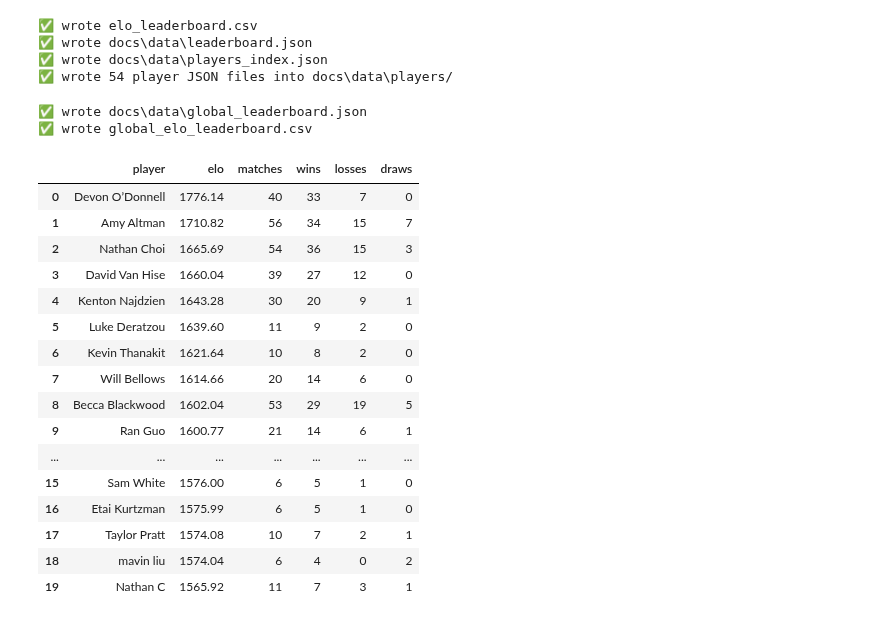
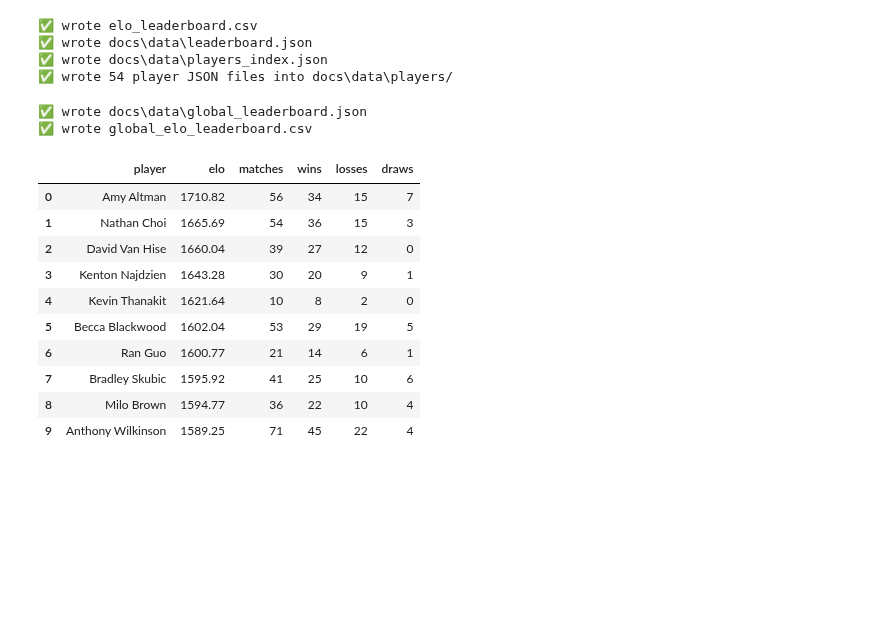
Before and after one commit to aswilkinson12/battlegrounds-elo-project, a Jupyter notebook: elocalc.ipynb, the cells around one changed output. Cells and saved outputs as stored; diff of their text form; code cells hidden in the pictures; blank space fills up the shorter version.

```diff
--- a/elocalc.ipynb
+++ b/elocalc.ipynb
@@ -1125,6 +1125,7 @@ import re
 # =========================
 
 MASTER_HISTORY_CSV = Path("historical_matchups.csv")
+PLAYER_LIST_CSV = Path("player_list.csv")
 
 SITE_DATA_DIR = Path("docs/data")
 GLOBAL_LEADERBOARD_JSON = SITE_DATA_DIR / "global_leaderboard.json"
@@ -1132,7 +1133,7 @@ GLOBAL_LEADERBOARD_JSON = SITE_DATA_DIR / "global_leaderboard.json"
 INITIAL_ELO = 1500.0
 K_FACTOR = 38.0
 MIN_MATCHES = 6
-TOP_N = 20
+TOP_N = 10
 
 # =========================
 # Helpers
@@ -1149,6 +1150,24 @@ def elo_update(r_a: float, r_b: float, s_a: float, k: float):
     return (
         r_a + k * (s_a - e_a),
         r_b + k * (s_b - e_b)
+    )
+
+def load_public_players(csv_path: Path):
+    df = pd.read_csv(
+        csv_path,
+        header=None,
+        names=["player", "alias"]
+    )
+
+    # First column = canonical player name
+    first_col = df.columns[0]
+
+    return set(
+        df[first_col]
+        .astype(str)
+        .str.strip()
+        .unique()
+        .tolist()
     )
 
 # =========================
@@ -1178,6 +1197,8 @@ df["ScoreA"] = df["ScoreA"].astype(float)
 df = df.sort_values(
     ["Week", "Round", "PlayerA", "PlayerB"]
 ).reset_index(drop=True)
+
+public_players = load_public_players(PLAYER_LIST_CSV)
 
 # =========================
 # Build Player Pool
@@ -1288,7 +1309,11 @@ for _, m in df.iterrows():
 
 rows = []
 
-for p in all_players:
+for p in sorted(public_players):
+
+    # Skip players with no recorded matches
+    if p not in stats:
+        continue
 
     if stats[p]["matches"] < MIN_MATCHES:
         continue
@@ -1319,46 +1344,40 @@ SITE_DATA_DIR.mkdir(parents=True, exist_ok=True)
 
 GLOBAL_LEADERBOARD_JSON.write_text(
     json.dumps(rows, ensure_ascii=False, indent=2),
     encoding="utf-8"
 )
 
 print(f"✅ wrote {GLOBAL_LEADERBOARD_JSON}")
 
 # =========================
 # Optional CSV Export
 # =========================
 
 OUT_CSV = Path("global_elo_leaderboard.csv")
 
 pd.DataFrame(rows).to_csv(
     OUT_CSV,
     index=False
 )
 
 print(f"✅ wrote {OUT_CSV}")
 
 # =========================
 # Preview
 # =========================
 
 pd.DataFrame(rows)
 # %% [output]
 ✅ wrote docs\data\global_leaderboard.json
 ✅ wrote global_elo_leaderboard.csv
 |  | player | elo | matches | wins | losses | draws |
-| 0 | Devon O’Donnell | 1776.14 | 40 | 33 | 7 | 0 |
-| 1 | Amy Altman | 1710.82 | 56 | 34 | 15 | 7 |
-| 2 | Nathan Choi | 1665.69 | 54 | 36 | 15 | 3 |
-| 3 | David Van Hise | 1660.04 | 39 | 27 | 12 | 0 |
-| 4 | Kenton Najdzien | 1643.28 | 30 | 20 | 9 | 1 |
-| 5 | Luke Deratzou | 1639.60 | 11 | 9 | 2 | 0 |
-| 6 | Kevin Thanakit | 1621.64 | 10 | 8 | 2 | 0 |
-| 7 | Will Bellows | 1614.66 | 20 | 14 | 6 | 0 |
-| 8 | Becca Blackwood | 1602.04 | 53 | 29 | 19 | 5 |
-| 9 | Ran Guo | 1600.77 | 21 | 14 | 6 | 1 |
-| ... | ... | ... | ... | ... | ... | ... |
-| 15 | Sam White | 1576.00 | 6 | 5 | 1 | 0 |
-| 16 | Etai Kurtzman | 1575.99 | 6 | 5 | 1 | 0 |
-| 17 | Taylor Pratt | 1574.08 | 10 | 7 | 2 | 1 |
-| 18 | mavin liu | 1574.04 | 6 | 4 | 0 | 2 |
-| 19 | Nathan C | 1565.92 | 11 | 7 | 3 | 1 |
+| 0 | Amy Altman | 1710.82 | 56 | 34 | 15 | 7 |
+| 1 | Nathan Choi | 1665.69 | 54 | 36 | 15 | 3 |
+| 2 | David Van Hise | 1660.04 | 39 | 27 | 12 | 0 |
+| 3 | Kenton Najdzien | 1643.28 | 30 | 20 | 9 | 1 |
+| 4 | Kevin Thanakit | 1621.64 | 10 | 8 | 2 | 0 |
+| 5 | Becca Blackwood | 1602.04 | 53 | 29 | 19 | 5 |
+| 6 | Ran Guo | 1600.77 | 21 | 14 | 6 | 1 |
+| 7 | Bradley Skubic | 1595.92 | 41 | 25 | 10 | 6 |
+| 8 | Milo Brown | 1594.77 | 36 | 22 | 10 | 4 |
+| 9 | Anthony Wilkinson | 1589.25 | 71 | 45 | 22 | 4 |
```
Also changed, not shown: 6 other files.
